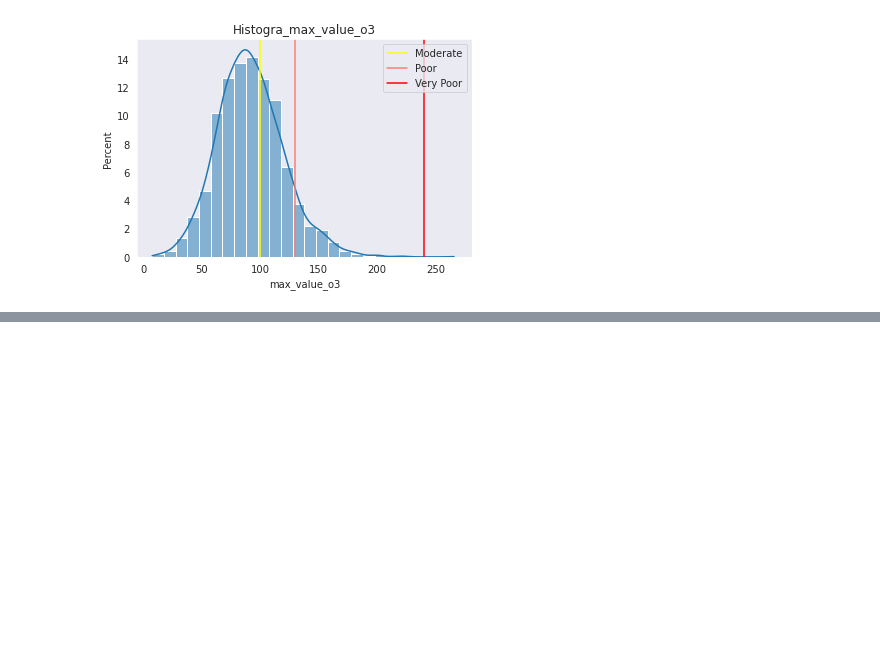
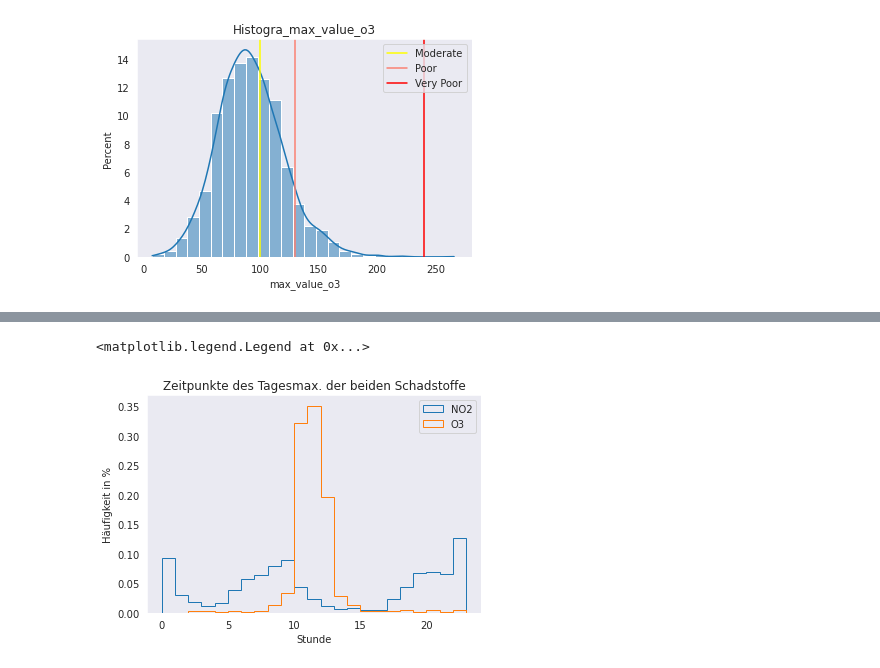
Before and after one commit to fxschmidt/AirPollution, a Jupyter notebook: Eigenes_Projekt/analysis_AirPollution.ipynb, the cells around one changed output, grey strips where cells are left out. Cells and saved outputs as stored; diff of their text form; code cells hidden in the pictures; blank space fills up the shorter version.

```diff
--- a/Eigenes_Projekt/analysis_AirPollution.ipynb
+++ b/Eigenes_Projekt/analysis_AirPollution.ipynb
@@ -152,0 +156,13 @@ SO2 ist dagegen nicht relevant. Das könnte daran liegen das der Standort in Dow
+# %%
+hour_fig, hour_ax = plt.subplots(1,1)
+
+hour_ax.hist(pollution["max_hour_no2"],bins=range(0,24),histtype="step",density=True,label="NO2")
+hour_ax.hist(pollution["max_hour_o3"],bins=range(0,24),histtype="step",density=True,label="O3")
+hour_ax.set_title("Zeitpunkte des Tagesmax. der beiden Schadstoffe")
+hour_ax.set_xlabel("Stunde")
+hour_ax.set_ylabel("Häufigkeit in %")
+
+hour_ax.legend()
+# %% [output]
+<matplotlib.legend.Legend at 0x...>
+[figure, added]
```
Also changed, not shown: parts of 21 cells of this notebook, 7 other files.
